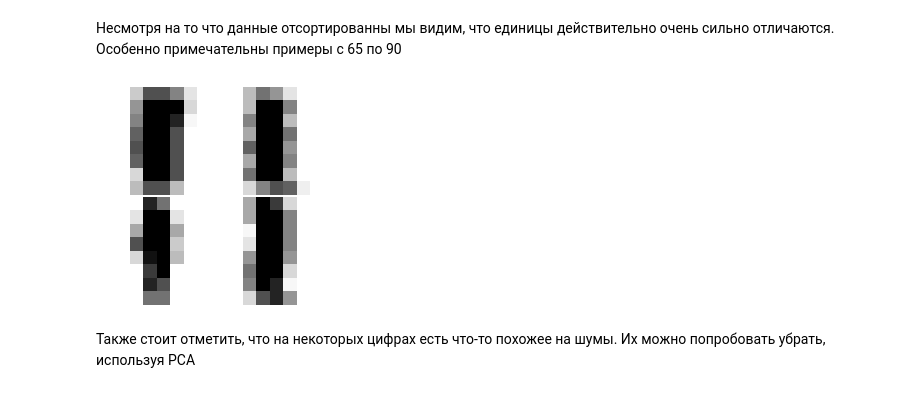
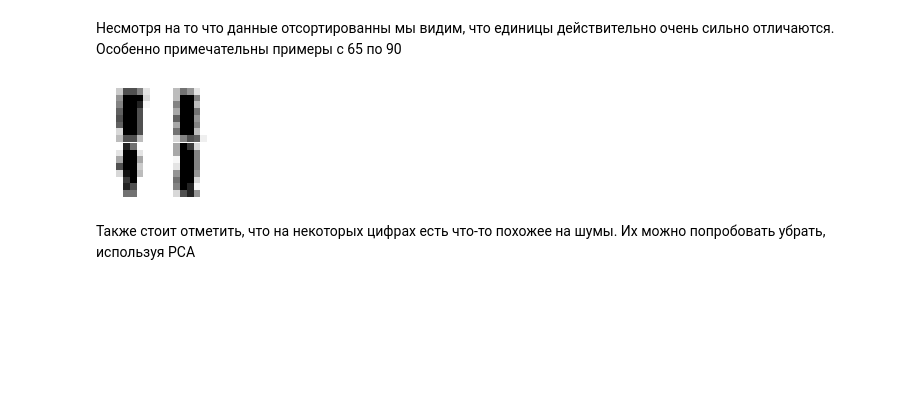
Before and after one commit to VsevolodKozlov-git/mnist-generation-experiments, a Jupyter notebook: main.ipynb, the cells around one changed output. Drawn from its saved outputs; the diff is of its cells as text; code cells hidden in the pictures; blank space fills up the shorter version.

```diff
--- a/main.ipynb
+++ b/main.ipynb
@@ -86,9 +86,9 @@ show_ordered_images(X_ones, 5, 6, 65, 1)
 # %% [markdown]
 Несмотря на то что данные отсортированны мы видим, что единицы действительно очень сильно отличаются. Особенно примечательны примеры с 65 по 90
 # %%
-tools.display_rows_as_images(X_ones[[104, 105, 156, 120]], figsize=(4, 4));
+tools.display_rows_as_images(X_ones[[104, 105, 156, 120]]);
 # %% [output]
-[figure, old version]
+[figure, new version]
 # %% [markdown]
 Также стоит отметить, что на некоторых цифрах есть что-то похожее на шумы. Их можно попробовать убрать, используя PCA
 # %% [markdown]
```
Also changed, not shown: parts of 16 cells of this notebook, 3 other files.
